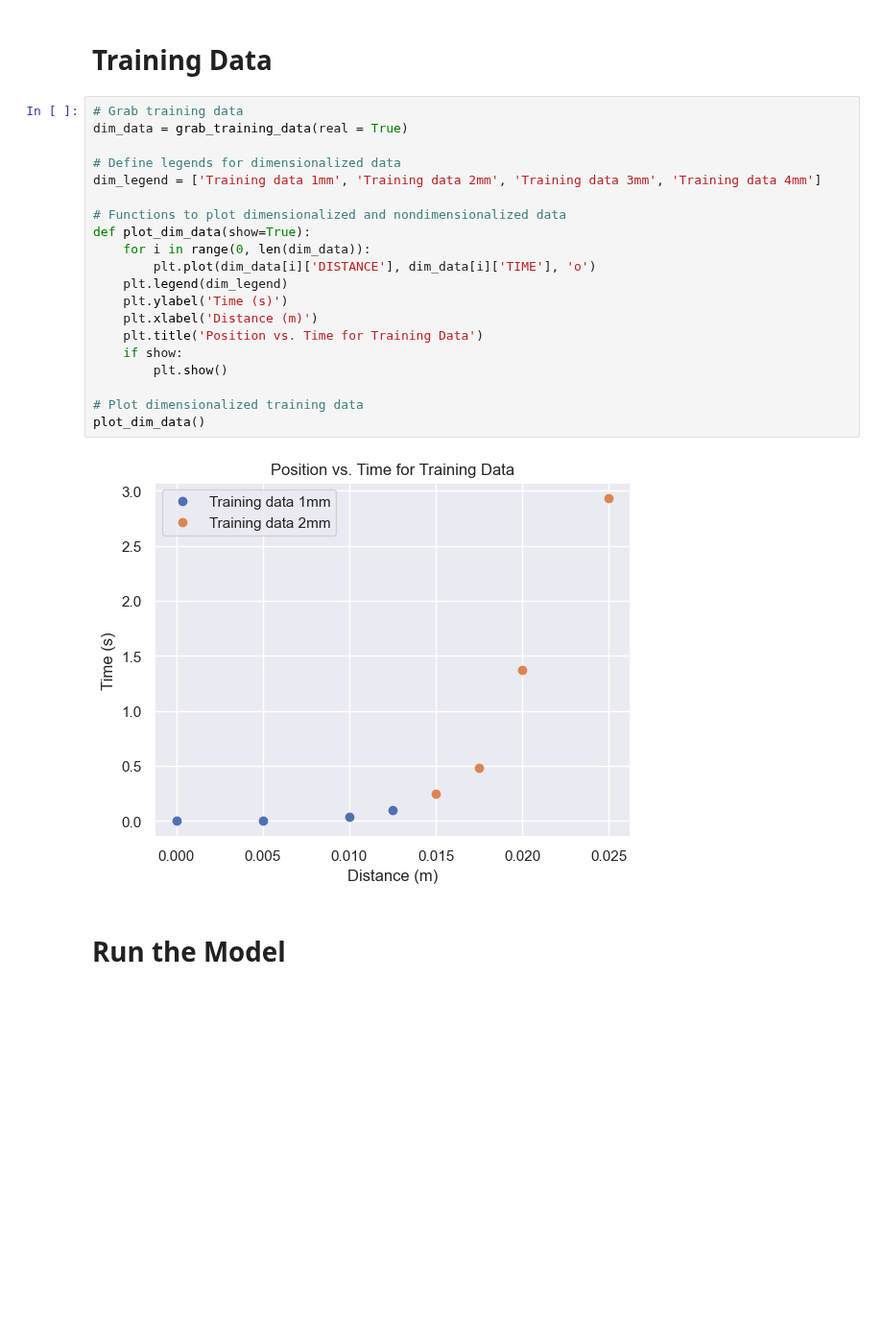
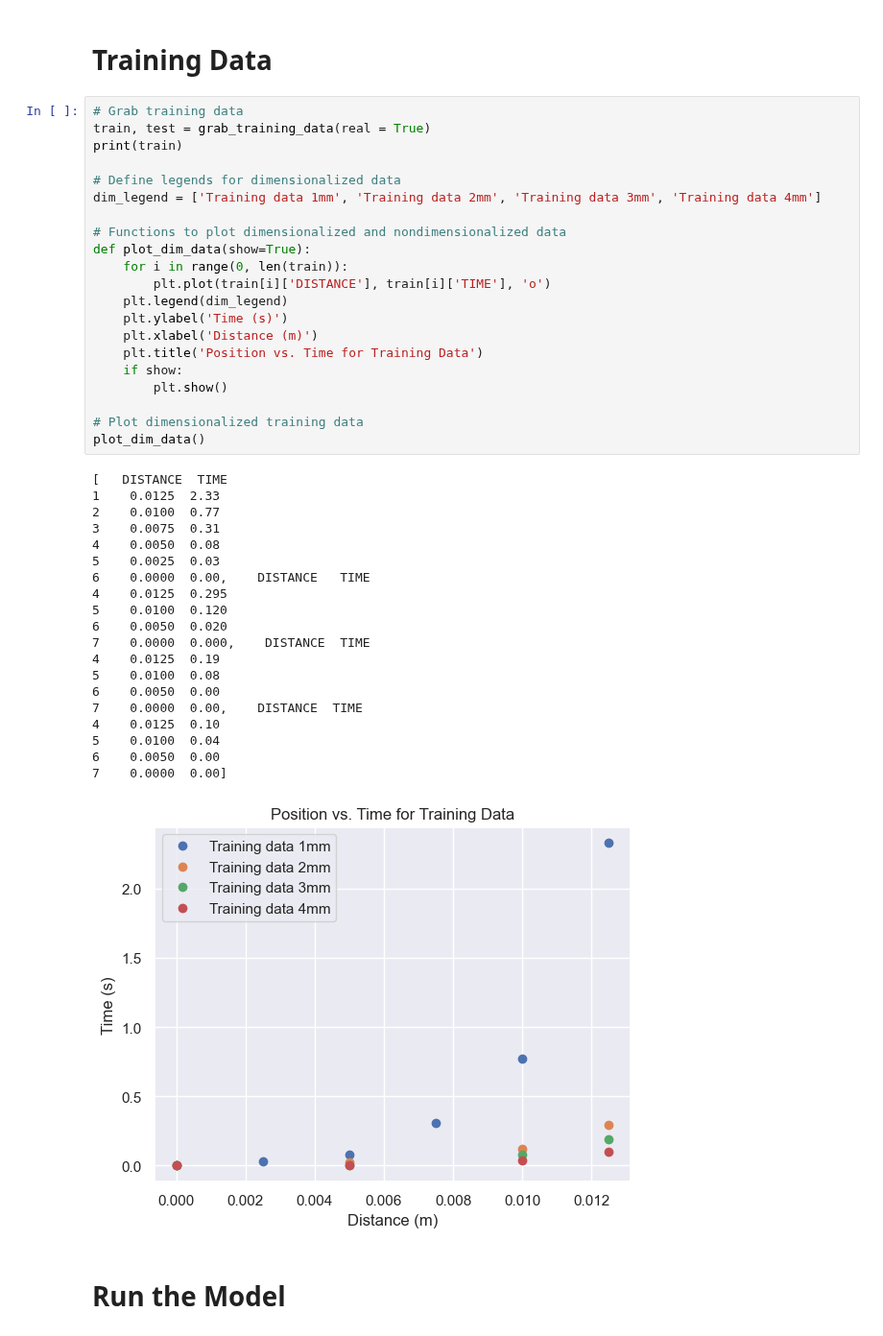
Before and after one commit to rahavdayan/pinns-model, a Jupyter notebook: src/ferrofluid/ferrofluid.ipynb, the cells around one changed output. Shown at 96% size. Drawn from its saved outputs; the diff is of its cells as text; blank space fills up the shorter version.

```diff
--- a/src/ferrofluid/ferrofluid.ipynb
+++ b/src/ferrofluid/ferrofluid.ipynb
@@ -21,26 +21,46 @@ print(np.__version__)
 # Training Data
 # %%
 # Grab training data
-dim_data = grab_training_data(real = True)
+train, test = grab_training_data(real = True)
+print(train)
 
 # Define legends for dimensionalized data
 dim_legend = ['Training data 1mm', 'Training data 2mm', 'Training data 3mm', 'Training data 4mm']
 
 # Functions to plot dimensionalized and nondimensionalized data
 def plot_dim_data(show=True):
-    for i in range(0, len(dim_data)):
-        plt.plot(dim_data[i]['DISTANCE'], dim_data[i]['TIME'], 'o')
+    for i in range(0, len(train)):
+        plt.plot(train[i]['DISTANCE'], train[i]['TIME'], 'o')
     plt.legend(dim_legend)
     plt.ylabel('Time (s)')
     plt.xlabel('Distance (m)')
     plt.title('Position vs. Time for Training Data')
     if show:
         plt.show()
 
 # Plot dimensionalized training data
 plot_dim_data()
 # %% [output]
+[   DISTANCE  TIME
+1    0.0125  2.33
+2    0.0100  0.77
+3    0.0075  0.31
+4    0.0050  0.08
+5    0.0025  0.03
+6    0.0000  0.00,    DISTANCE   TIME
+4    0.0125  0.295
+5    0.0100  0.120
+6    0.0050  0.020
+7    0.0000  0.000,    DISTANCE  TIME
+4    0.0125  0.19
+5    0.0100  0.08
+6    0.0050  0.00
+7    0.0000  0.00,    DISTANCE  TIME
+4    0.0125  0.10
+5    0.0100  0.04
+6    0.0050  0.00
+7    0.0000  0.00]
-[figure, old version]
+[figure, new version]
 # %% [markdown]
 # Run the Model
 # %%
```
Also changed, not shown: parts of 7 cells of this notebook, 2 other files.
